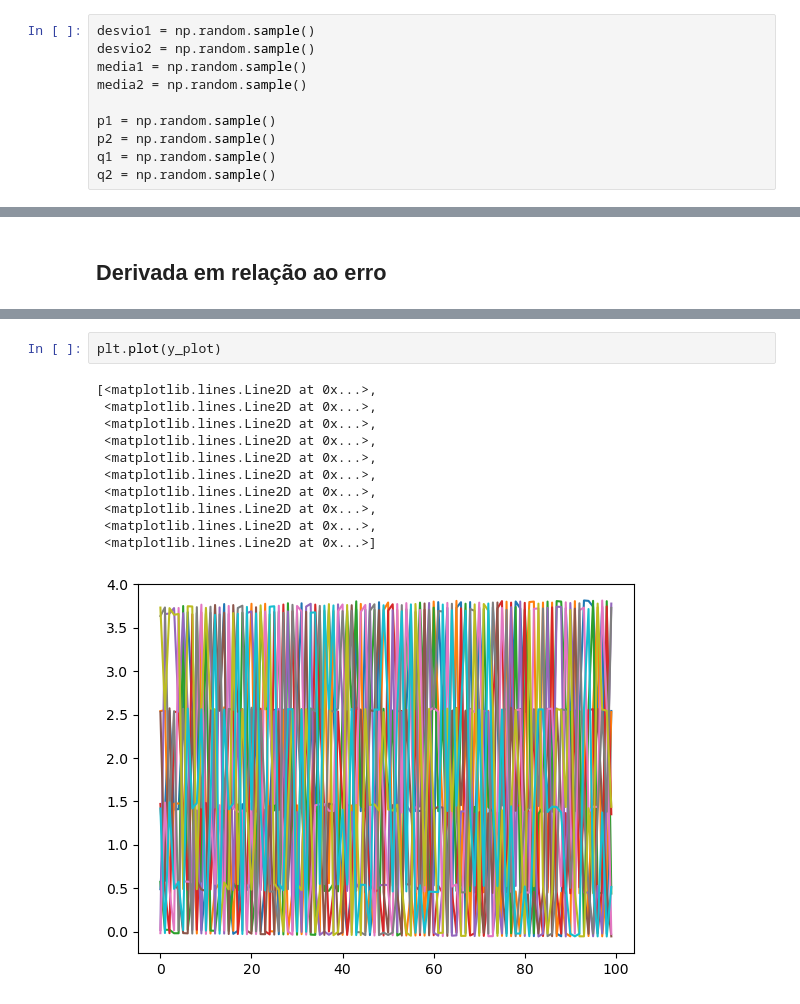
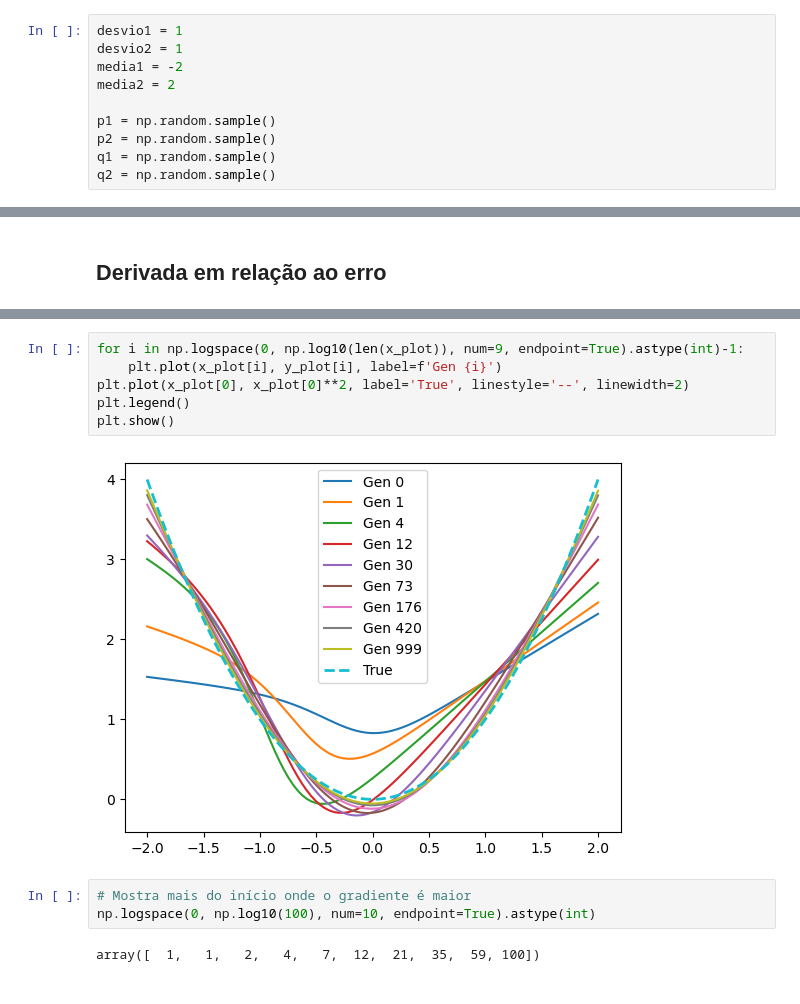
Before and after one commit to anambrito/IC-Inteligencia-Computacional, a Jupyter notebook: fuzzy-TKS.ipynb, the cells around one changed output, grey strips where cells are left out. Cells and saved outputs as stored; diff of their text form.

```diff
--- a/fuzzy-TKS.ipynb
+++ b/fuzzy-TKS.ipynb
@@ -32,8 +37,8 @@ ax.legend()
 # %%
-desvio1 = np.random.sample()
-desvio2 = np.random.sample()
-media1 = np.random.sample()
-media2 = np.random.sample()
+desvio1 = 1
+desvio2 = 1
+media1 = -2
+media2 = 2
 
 p1 = np.random.sample()
 p2 = np.random.sample()
@@ -98,14 +110,13 @@ Gen: 99, Error: 1.3053142714231645
-# %%
-plt.plot(y_plot)
-# %% [output]
-[<matplotlib.lines.Line2D at 0x...>,
- <matplotlib.lines.Line2D at 0x...>,
- <matplotlib.lines.Line2D at 0x...>,
- <matplotlib.lines.Line2D at 0x...>,
- <matplotlib.lines.Line2D at 0x...>,
- <matplotlib.lines.Line2D at 0x...>,
- <matplotlib.lines.Line2D at 0x...>,
- <matplotlib.lines.Line2D at 0x...>,
- <matplotlib.lines.Line2D at 0x...>,
- <matplotlib.lines.Line2D at 0x...>]
-[figure, removed]
+# %%
+for i in np.logspace(0, np.log10(len(x_plot)), num=9, endpoint=True).astype(int)-1:
+    plt.plot(x_plot[i], y_plot[i], label=f'Gen {i}')
+plt.plot(x_plot[0], x_plot[0]**2, label='True', linestyle='--', linewidth=2)
+plt.legend()
+plt.show()
+# %% [output]
+[figure, added]
+# %%
+# Mostra mais do início onde o gradiente é maior
+np.logspace(0, np.log10(100), num=10, endpoint=True).astype(int)
+# %% [output]
+array([  1,   1,   2,   4,   7,  12,  21,  35,  59, 100])
```
Also changed, not shown: parts of 6 cells of this notebook.
